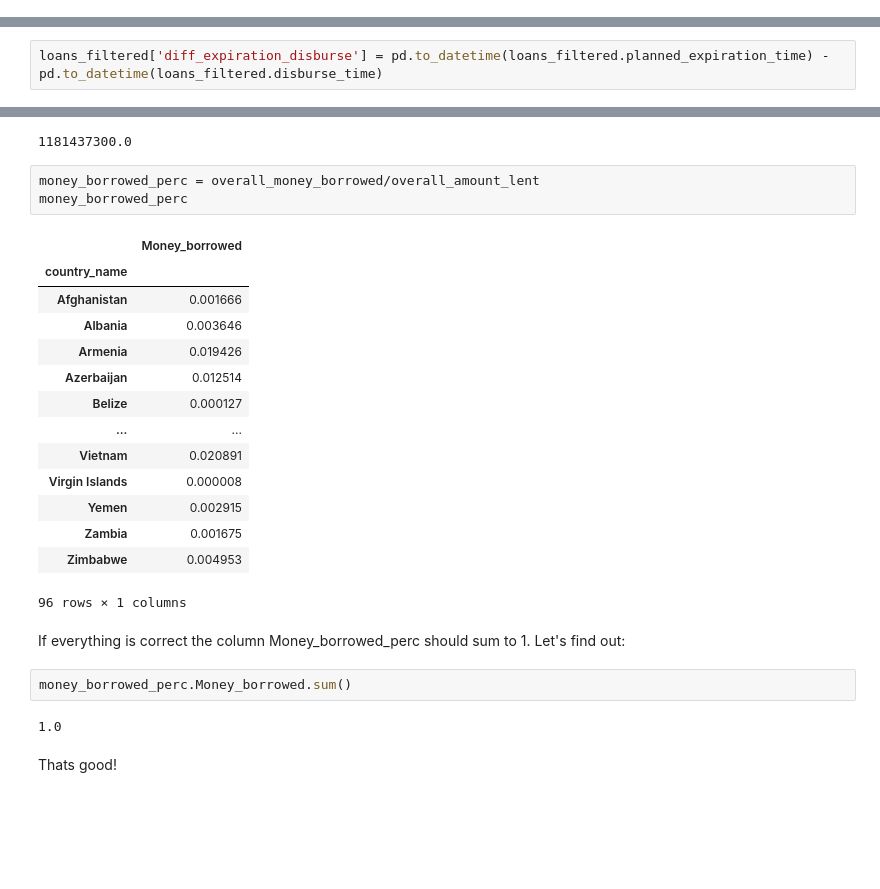
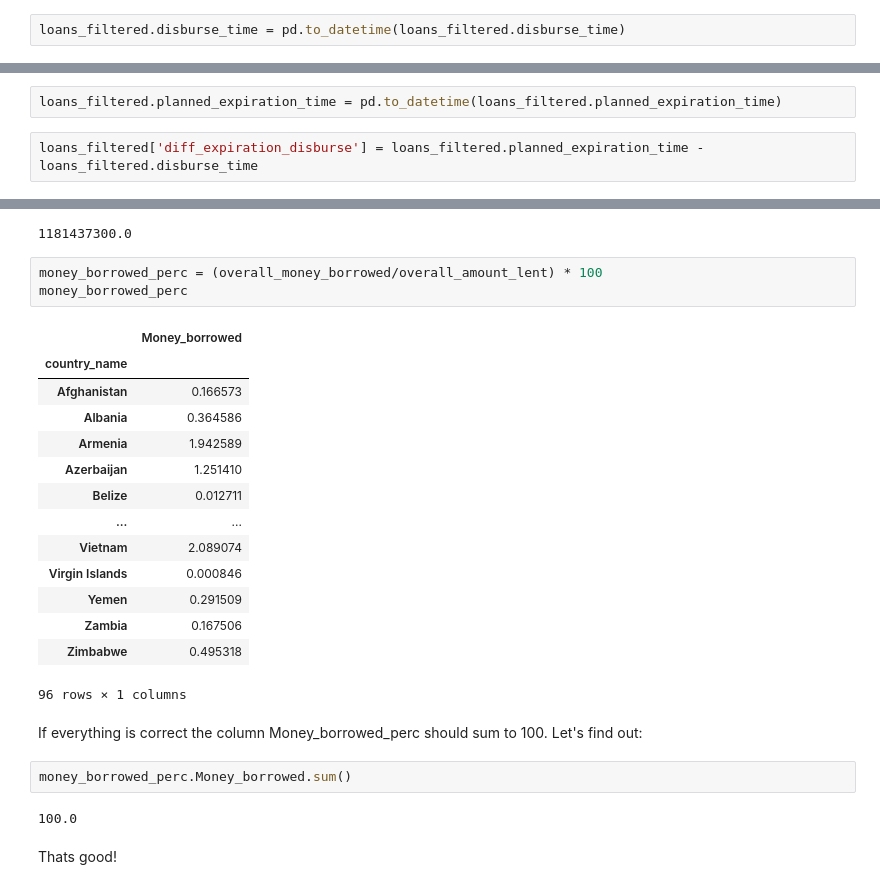
Before and after one commit to hechmik/foundations_of_cs, a Jupyter notebook: Project.ipynb, the cells around one changed output, grey strips where cells are left out. Saved outputs shown, nothing was run; the diff lists cells and outputs as text; blank space fills up the shorter version.

```diff
--- a/Project.ipynb
+++ b/Project.ipynb
@@ -187,3 +187,5 @@ loans_filtered.disburse_time.isna().sum()
 loans_filtered.planned_expiration_time.isna().sum()
 # %% [output]
 371834
+# %%
+loans_filtered.disburse_time = pd.to_datetime(loans_filtered.disburse_time)
@@ -190,5 +198,7 @@ loans_filtered.planned_expiration_time.isna().sum()
+# %%
+loans_filtered.planned_expiration_time = pd.to_datetime(loans_filtered.planned_expiration_time)
 # %%
-loans_filtered['diff_expiration_disburse'] = pd.to_datetime(loans_filtered.planned_expiration_time) - pd.to_datetime(loans_filtered.disburse_time)
+loans_filtered['diff_expiration_disburse'] = loans_filtered.planned_expiration_time - loans_filtered.disburse_time
 # %% [output]
 A value is trying to be set on a copy of a slice from a DataFrame.
 Try using .loc[row_indexer,col_indexer] = value instead
@@ -393,29 +404,29 @@ overall_amount_lent
 # %% [output]
 1181437300.0
 # %%
-money_borrowed_perc = overall_money_borrowed/overall_amount_lent
+money_borrowed_perc = (overall_money_borrowed/overall_amount_lent) * 100
 money_borrowed_perc
 # %% [output]
 |  | Money_borrowed |
 | country_name |  |
-| Afghanistan | 0.001666 |
-| Albania | 0.003646 |
-| Armenia | 0.019426 |
-| Azerbaijan | 0.012514 |
-| Belize | 0.000127 |
+| Afghanistan | 0.166573 |
+| Albania | 0.364586 |
+| Armenia | 1.942589 |
+| Azerbaijan | 1.251410 |
+| Belize | 0.012711 |
 | ... | ... |
-| Vietnam | 0.020891 |
-| Virgin Islands | 0.000008 |
-| Yemen | 0.002915 |
-| Zambia | 0.001675 |
-| Zimbabwe | 0.004953 |
+| Vietnam | 2.089074 |
+| Virgin Islands | 0.000846 |
+| Yemen | 0.291509 |
+| Zambia | 0.167506 |
+| Zimbabwe | 0.495318 |
 96 rows × 1 columns
 # %% [markdown]
-If everything is correct the column Money_borrowed_perc should sum to 1. Let's find out:
+If everything is correct the column Money_borrowed_perc should sum to 100. Let's find out:
 # %%
 money_borrowed_perc.Money_borrowed.sum()
 # %% [output]
-1.0
+100.0
 # %% [markdown]
 Thats good!
 # %% [markdown]
```
Also changed, not shown: parts of 27 cells of this notebook.
